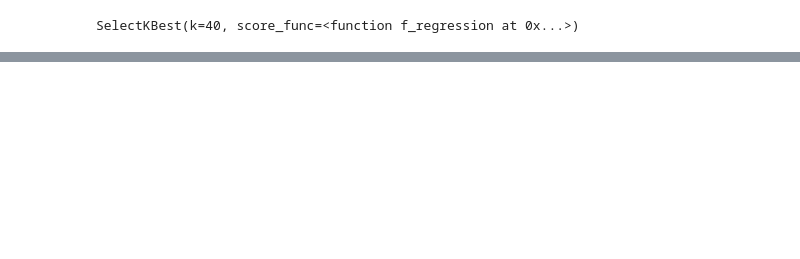
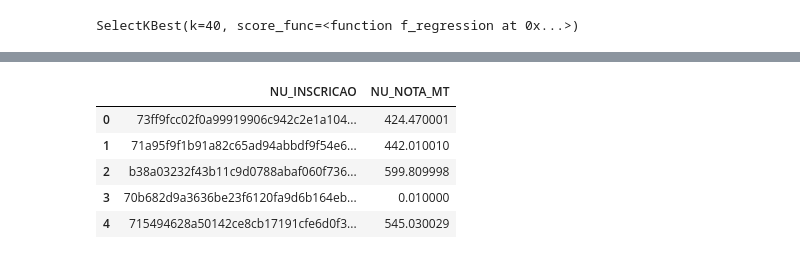
Before and after one commit to VictorCampelo/Regression-to-predict-Enem-math-scores, a Jupyter notebook: mathPred.ipynb, the cells around one changed output, grey strips where cells are left out. Cells and saved outputs as stored; diff of their text form; code cells hidden in the pictures; blank space fills up the shorter version.

```diff
--- a/mathPred.ipynb
+++ b/mathPred.ipynb
@@ -617,0 +865,12 @@ df_train = df_train[cols]
+# %%
+params['eta'] = .005
+# %%
+model = xgb.train(
+    params,
+    dtrain,
+    num_boost_round=num_boost_round,
+    evals=[(dtest, "Test")],
+    early_stopping_rounds=10
+)
+
+print("Best MAE: {:.2f} in {} rounds".format(model.best_score, model.best_iteration+1))
@@ -617,0 +895,9 @@ df_train = df_train[cols]
+# %%
+num_boost_round = model.best_iteration + 1
+best_model = xgb.train(
+    params,
+    dtrain,
+    num_boost_round=num_boost_round,
+    evals=[(dtest, "Test")]
+)
+mean_absolute_error(best_model.predict(dtest), y_test)
@@ -617,0 +923,2 @@ df_train = df_train[cols]
+# %%
+df_answer['NU_NOTA_MT'] = pd.DataFrame(data=np.around(best_model.predict(dpred),2))
@@ -617,0 +927,9 @@ df_train = df_train[cols]
+# %%
+df_answer.head()
+# %% [output]
+|  | NU_INSCRICAO | NU_NOTA_MT |
+| 0 | 73ff9fcc02f0a99919906c942c2e1a104... | 424.470001 |
+| 1 | 71a95f9f1b91a82c65ad94abbdf9f54e6... | 442.010010 |
+| 2 | b38a03232f43b11c9d0788abaf060f736... | 599.809998 |
+| 3 | 70b682d9a3636be23f6120fa9d6b164eb... | 0.010000 |
+| 4 | 715494628a50142ce8cb17191cfe6d0f3... | 545.030029 |
```
Also changed, not shown: parts of 36 cells of this notebook, 1 other file.
